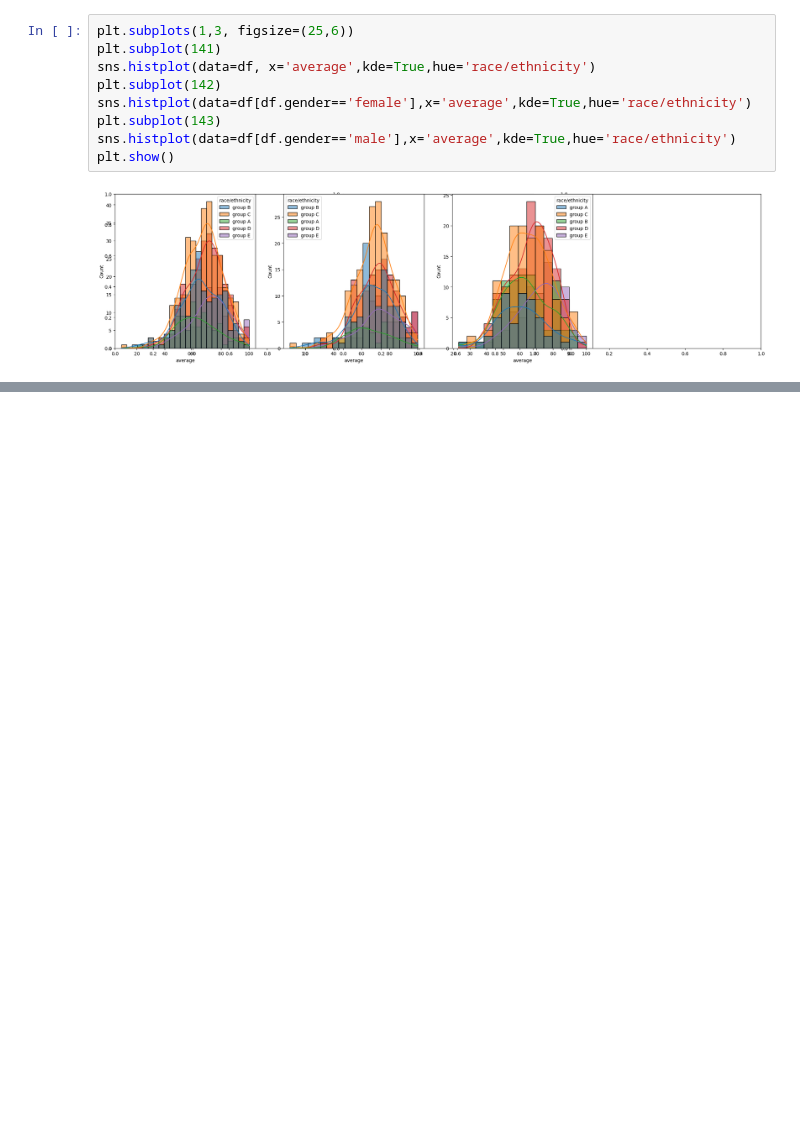
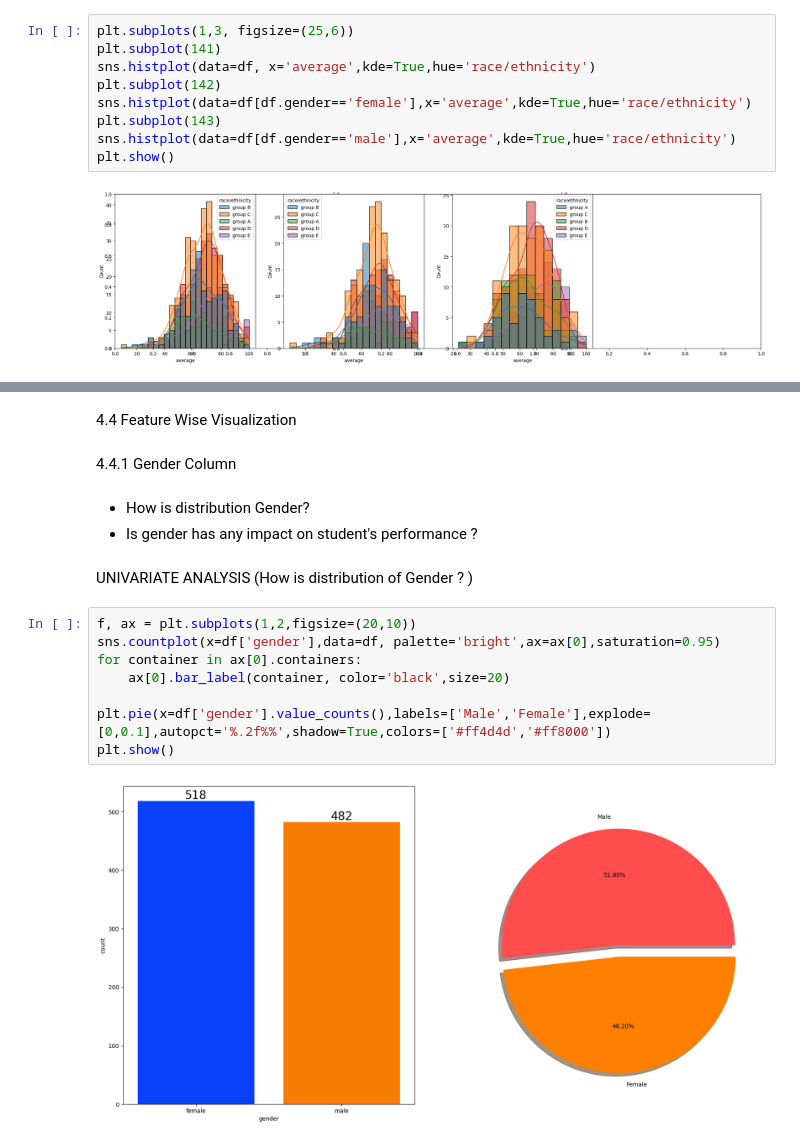
Before and after one commit to DataDrivenShreya/mlproject, a Jupyter notebook: notebook/1.EDA STUDENT PERFORMANCE.ipynb, the cells around one changed output, grey strips where cells are left out. Saved outputs shown, nothing was run; the diff lists cells and outputs as text; blank space fills up the shorter version.

```diff
--- a/notebook/1.EDA STUDENT PERFORMANCE.ipynb
+++ b/notebook/1.EDA STUDENT PERFORMANCE.ipynb
@@ -311,0 +381,19 @@ plt.show()
+# %% [markdown]
+4.4 Feature Wise Visualization
+# %% [markdown]
+4.4.1 Gender Column
+# %% [markdown]
+- How is distribution Gender?
+- Is gender has any impact on student's performance ?
+# %% [markdown]
+UNIVARIATE ANALYSIS (How is distribution of Gender ? )
+# %%
+f, ax = plt.subplots(1,2,figsize=(20,10))
+sns.countplot(x=df['gender'],data=df, palette='bright',ax=ax[0],saturation=0.95)
+for container in ax[0].containers:
+    ax[0].bar_label(container, color='black',size=20)
+
+plt.pie(x=df['gender'].value_counts(),labels=['Male','Female'],explode=[0,0.1],autopct='%.2f%%',shadow=True,colors=['#ff4d4d','#ff8000'])
+plt.show()
+# %% [output]
+[figure, added]
```
Also changed, not shown: parts of 15 cells of this notebook, 17 other files.
